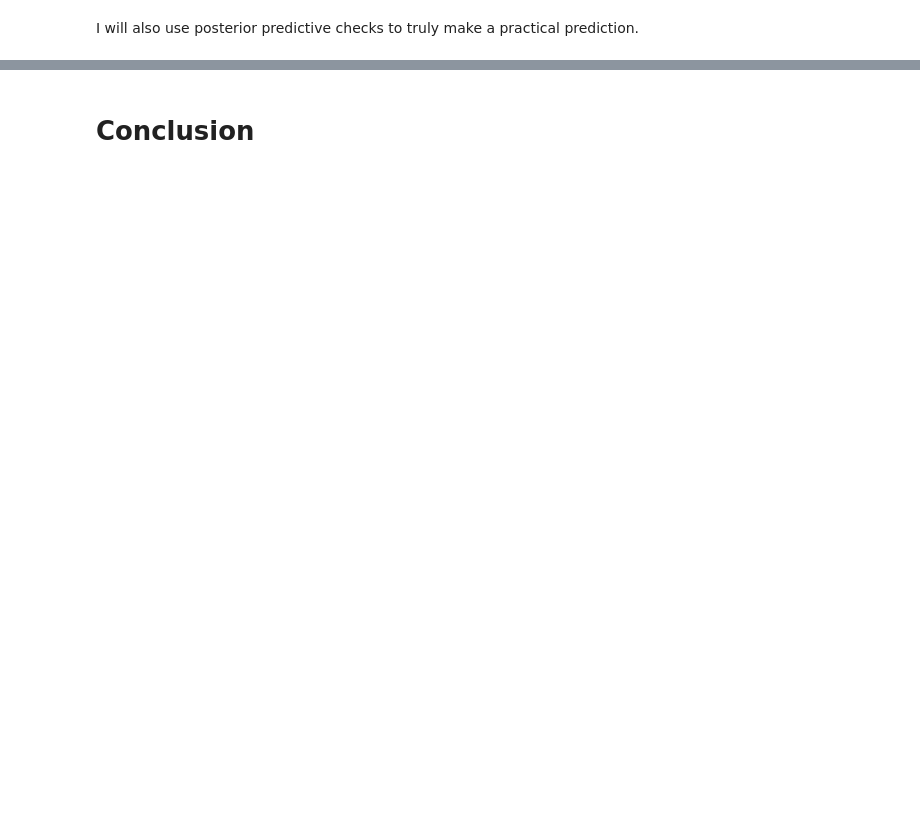
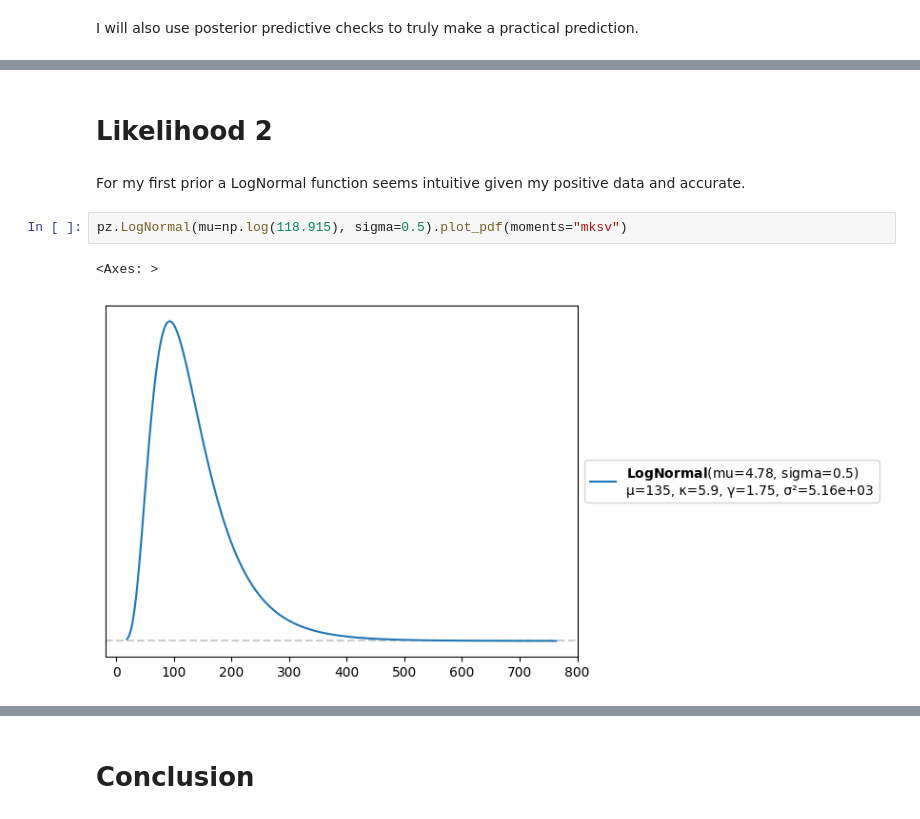
Before and after one commit to seun829/DataScience, a Jupyter notebook: Unit3/SeunLee_U3proj.ipynb, the cells around one changed output, grey strips where cells are left out. Drawn from its saved outputs; the diff is of its cells as text; blank space fills up the shorter version.

```diff
--- a/Unit3/SeunLee_U3proj.ipynb
+++ b/Unit3/SeunLee_U3proj.ipynb
@@ -112,0 +133,9 @@ az.plot_ppc(idata_google_data_HN, num_pp_samples=1000, figsize=(12, 4), colors=[
+# %% [markdown]
+# Likelihood 2
+# %% [markdown]
+For my first prior a LogNormal function seems intuitive given my positive data and accurate.
+# %%
+pz.LogNormal(mu=np.log(118.915), sigma=0.5).plot_pdf(moments="mksv")
+# %% [output]
+<Axes: >
+[figure, added]
```
Also changed, not shown: parts of 22 cells of this notebook.
